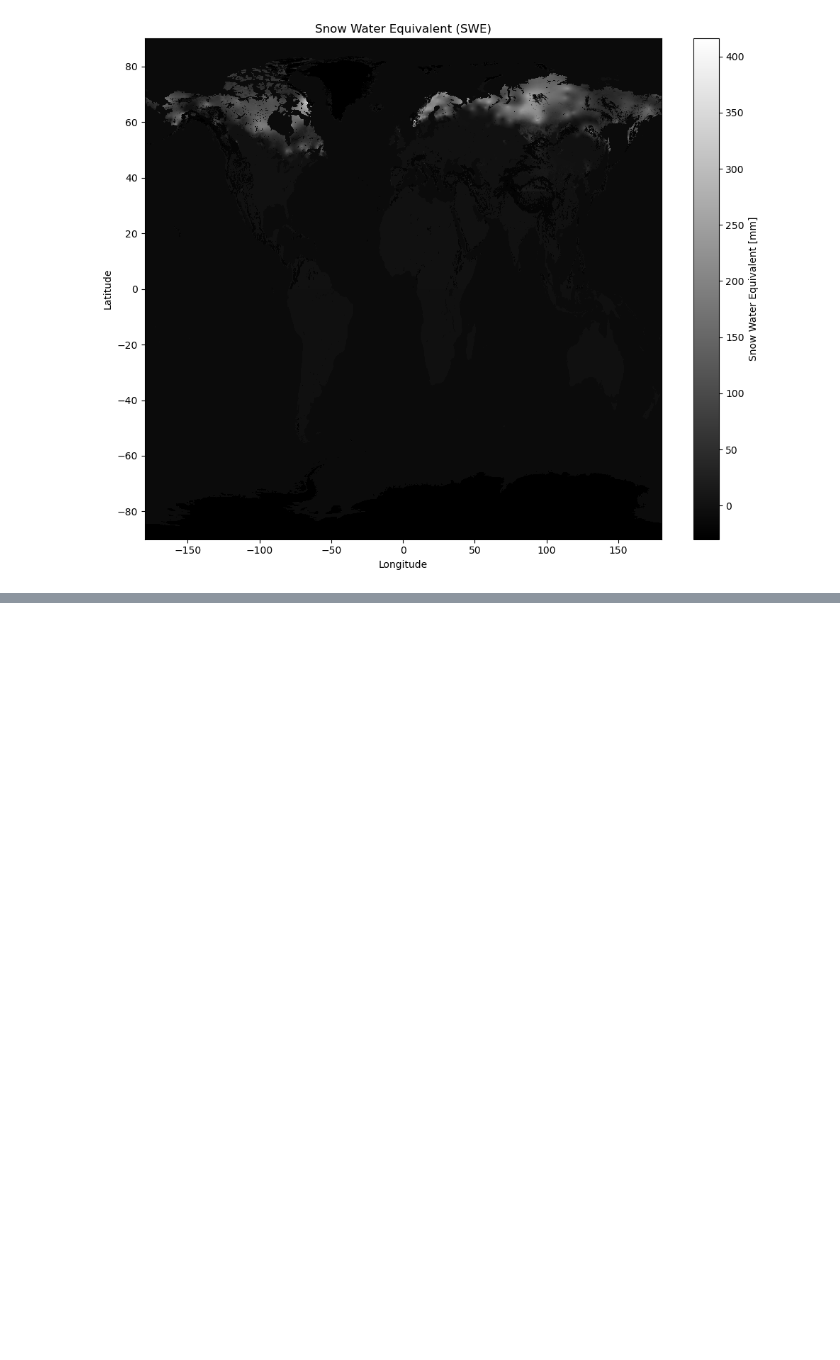
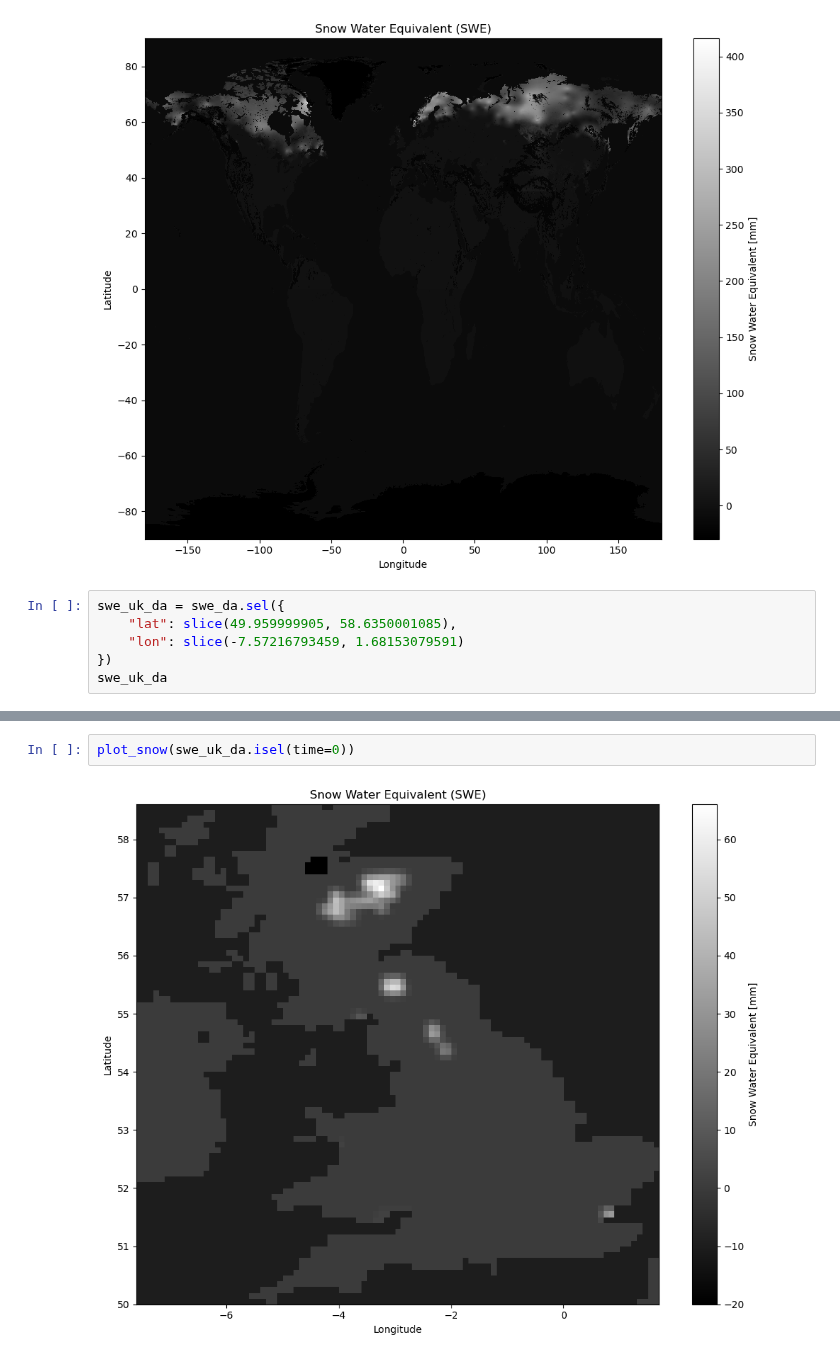
Before and after one commit to mikemoraned/geo, a Jupyter notebook: spikes/satellite/esa-python-conda/snow.ipynb, the cells around one changed output, grey strips where cells are left out. Saved outputs shown, nothing was run; the diff lists cells and outputs as text; blank space fills up the shorter version.

Commit message:
extra snow just for uk bounding box

```diff
--- a/spikes/satellite/esa-python-conda/snow.ipynb
+++ b/spikes/satellite/esa-python-conda/snow.ipynb
@@ -335,3 +335,9 @@ plot_snow(swe_da.isel(time=0))
 plot_snow(swe_da.isel(time=1000))
 # %% [output]
 [figure]
+# %%
+swe_uk_da = swe_da.sel({
+    "lat": slice(49.959999905, 58.6350001085),
+    "lon": slice(-7.57216793459, 1.68153079591)
+})
+swe_uk_da
@@ -337,0 +370,4 @@ plot_snow(swe_da.isel(time=1000))
+# %%
+plot_snow(swe_uk_da.isel(time=0))
+# %% [output]
+[figure, added]
```
Also changed, not shown: parts of 1 cell of this notebook.
